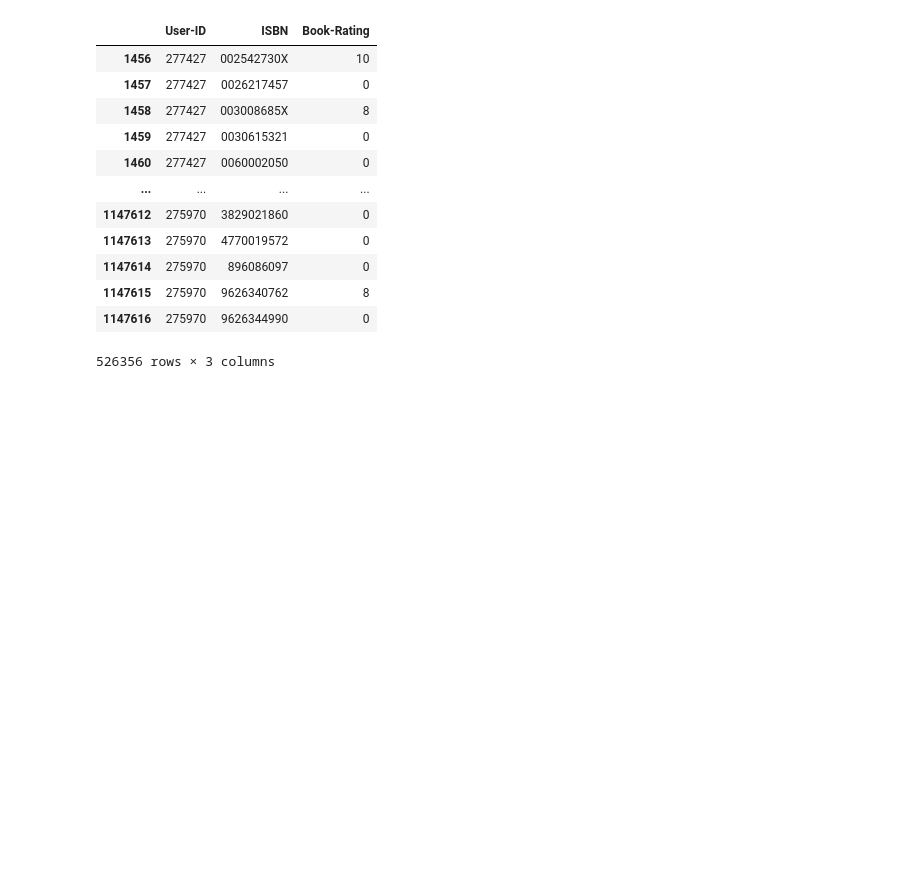
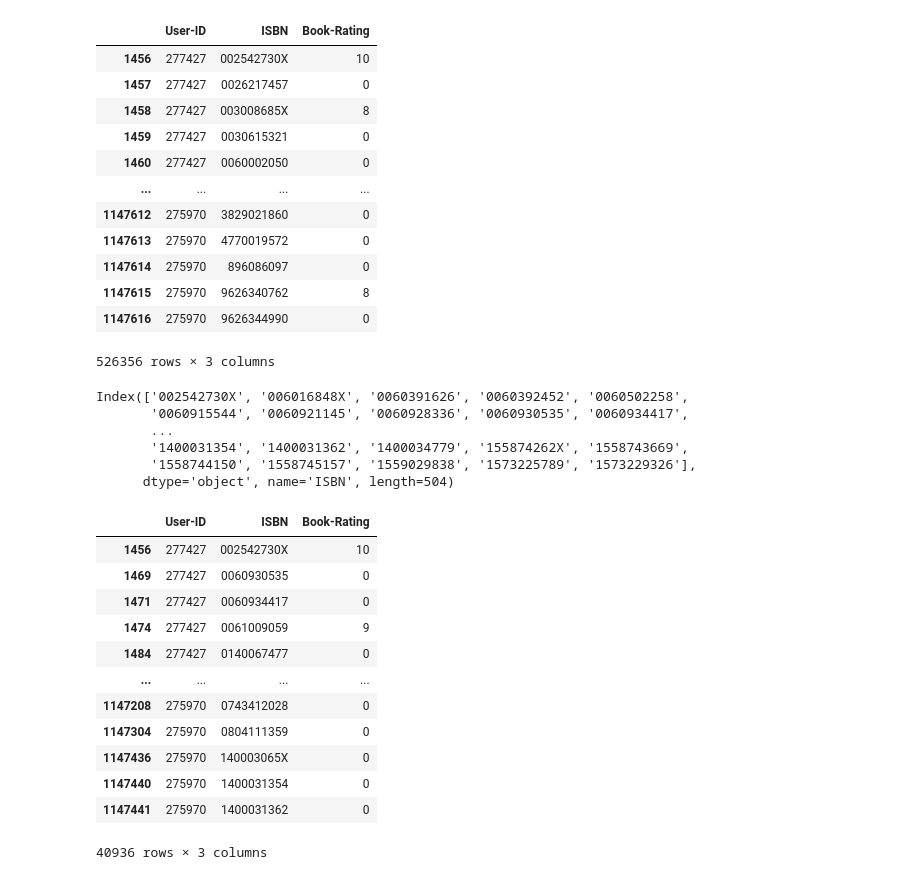
Before and after one commit to 28humaid/book_recomm_system, a Jupyter notebook: colaborativeFiltering_bookRecomm.ipynb, the cells around one changed output. Cells and saved outputs as stored; diff of their text form; code cells hidden in the pictures; blank space fills up the shorter version.

```diff
--- a/colaborativeFiltering_bookRecomm.ipynb
+++ b/colaborativeFiltering_bookRecomm.ipynb
@@ -116,3 +117,34 @@ ratings[ratings['User-ID'].isin(relevantUsers)]
 | 1147615 | 275970 | 9626340762 | 8 |
 | 1147616 | 275970 | 9626344990 | 0 |
 526356 rows × 3 columns
+# %%
+# ab isme se wo books le le
+relevantBooks=filtered_ratings.groupby('ISBN').count()['Book-Rating'] > 50
+#boolean series milegi
+relevantBooks=relevantBooks[relevantBooks].index
+#ab usko as index treat krne k liye nikal le
+relevantBooks
+# %% [output]
+Index(['002542730X', '006016848X', '0060391626', '0060392452', '0060502258',
+       '0060915544', '0060921145', '0060928336', '0060930535', '0060934417',
+       ...
+       '1400031354', '1400031362', '1400034779', '155874262X', '1558743669',
+       '1558744150', '1558745157', '1559029838', '1573225789', '1573229326'],
+      dtype='object', name='ISBN', length=504)
+# %%
+final_ratings=filtered_ratings[filtered_ratings['ISBN'].isin(relevantBooks)]
+final_ratings
+# %% [output]
+|  | User-ID | ISBN | Book-Rating |
+| 1456 | 277427 | 002542730X | 10 |
+| 1469 | 277427 | 0060930535 | 0 |
+| 1471 | 277427 | 0060934417 | 0 |
+| 1474 | 277427 | 0061009059 | 9 |
+| 1484 | 277427 | 0140067477 | 0 |
+| ... | ... | ... | ... |
+| 1147208 | 275970 | 0743412028 | 0 |
+| 1147304 | 275970 | 0804111359 | 0 |
+| 1147436 | 275970 | 140003065X | 0 |
+| 1147440 | 275970 | 1400031354 | 0 |
+| 1147441 | 275970 | 1400031362 | 0 |
+40936 rows × 3 columns
```
Also changed, not shown: parts of 3 cells of this notebook.
